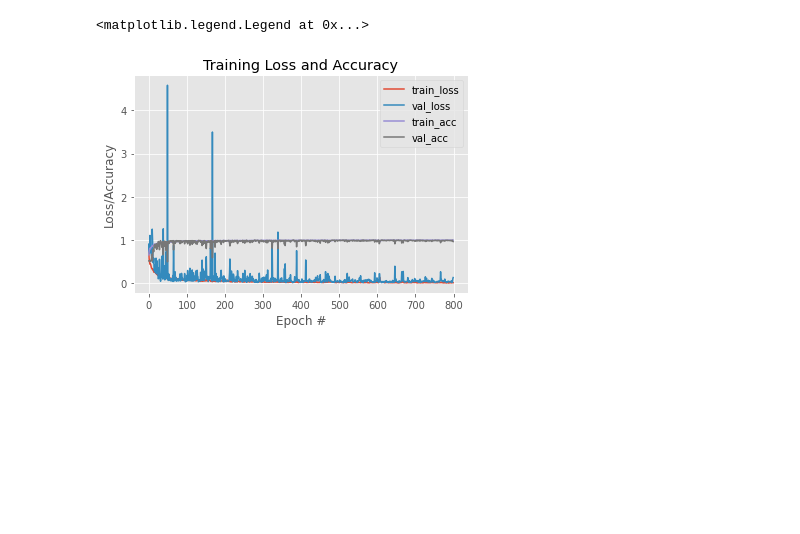
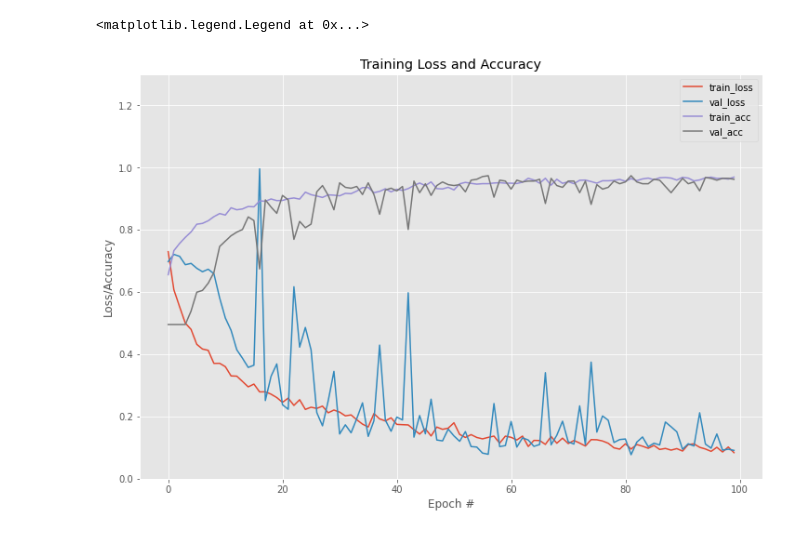
Before and after one commit to Absiinator/lunettes, a Jupyter notebook: gender_prediction.ipynb, the cells around one changed output. Drawn from its saved outputs; the diff is of its cells as text; code cells hidden in the pictures; blank space fills up the shorter version.

```diff
--- a/gender_prediction.ipynb
+++ b/gender_prediction.ipynb
@@ -15,8 +15,8 @@ import os
 import glob
 # %%
 # initial parameters
-epochs = 800
-lr = 1e-3
+epochs = 100
+lr = 1e-4
 batch_size = 64
 img_dims = (128,128,3)
 
@@ -185,24 +231,24 @@ Epoch 800/800
 # %%
 # plot training/validation loss/accuracy
 plt.style.use("ggplot")
-plt.figure()
+plt.figure(figsize=(12, 8))
 N = epochs
 plt.plot(np.arange(0,N), H.history["loss"], label="train_loss")
 plt.plot(np.arange(0,N), H.history["val_loss"], label="val_loss")
 plt.plot(np.arange(0,N), H.history["accuracy"], label="train_acc")
 plt.plot(np.arange(0,N), H.history["val_accuracy"], label="val_acc")
 
-
+plt.ylim([0, 1.3])
 plt.title("Training Loss and Accuracy")
 plt.xlabel("Epoch #")
 plt.ylabel("Loss/Accuracy")
 plt.legend(loc="upper right")
 
 # save plot to disk
 #plt.savefig('plot.png')
 # %% [output]
 <matplotlib.legend.Legend at 0x...>
-[figure, old version]
+[figure, new version]
 # %%
 model.evaluate(testX, testY, verbose=1)
 # %% [output]
```
Also changed, not shown: parts of 6 cells of this notebook, 24 other files.
